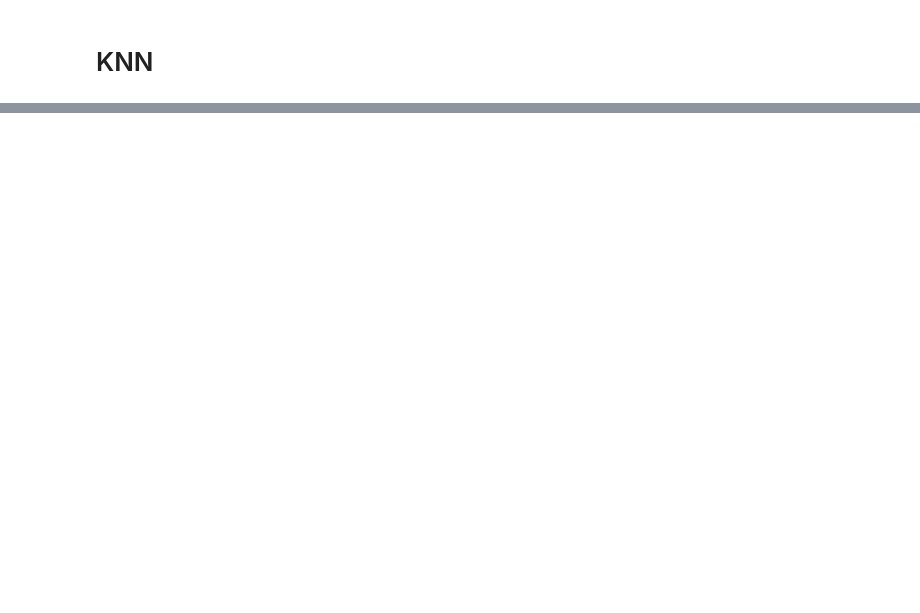
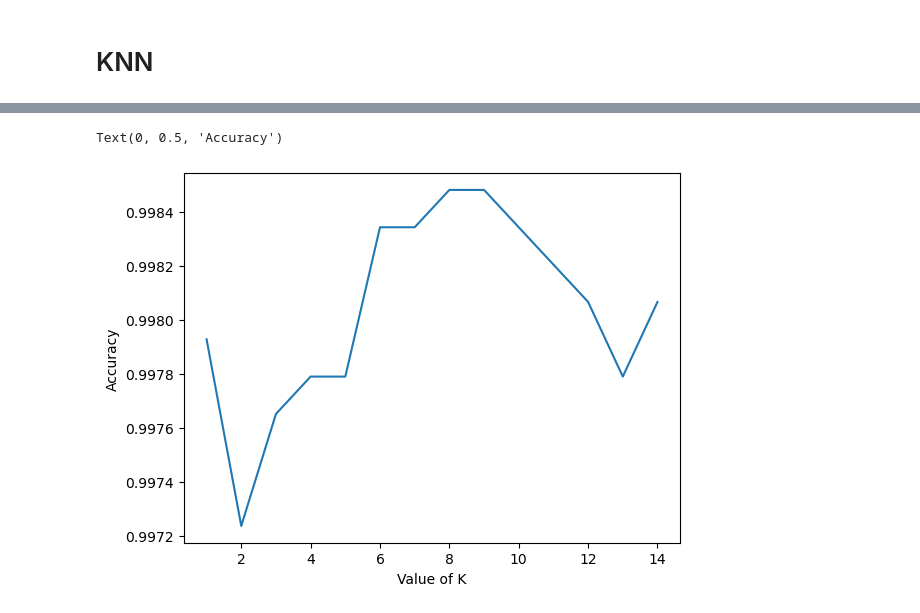
Before and after one commit to samamustufa/anomaly-detection-project, a Jupyter notebook: models/knn_model.ipynb, the cells around one changed output, grey strips where cells are left out. Cells and saved outputs as stored; diff of their text form; code cells hidden in the pictures; blank space fills up the shorter version.

```diff
--- a/models/knn_model.ipynb
+++ b/models/knn_model.ipynb
@@ -146,19 +151,14 @@ Index(['timestamp', 'X', 'Y', 'Speed', 'Heading', 'AgentCount', 'Density',
        'Acc', 'LevelOfCrowdness', 'label', 'label2', 'Severity_level'],
       dtype='object')
 # %%
-X = df.drop(columns=['timestamp', 'X', 'Y', 'Speed', 'AgentCount',
-                        'Acc', 'LevelOfCrowdness', 'label', 'label2', 'Severity_level'])
+X = df.drop(columns=['timestamp', 'X', 'Y', 'AgentCount',
+                     'Acc','LevelOfCrowdness', 'label', 'label2', 'Severity_level'])
 y = df['label']
 
 
 # Split the dataset into training and testing sets
-X_train, X_test, y_train, y_test = train_test_split(X, y, test_size=0.2, random_state=42, shuffle=True)
+X_train, X_test, y_train, y_test = train_test_split(X, y, train_size=0.7, random_state=42)
+X_train.shape, X_test.shape
 
-
-# # Set Training and Testing Data
-# from sklearn.model_selection import train_test_split
-# X_train, X_test, y_train, y_test = train_test_split(X , y,
-#                                                     shuffle = True,
-#                                                     test_size=0.3,
-#                                                     random_state=1)
+X.head(1)
 # %% [output]
@@ -179,3 +180,21 @@ KeyError: ('Heading', 'Density')
 # %%
 # from sklearn import metrics
 # print("Accuracy:",metrics.accuracy_score(y_test, y_pred))
+# %%
+from sklearn import metrics
+# We are going to run it for k = 1 to 15 and will be recording testing accuracy, plotting it, showing confusion matrix and classification report:
+range_k = range(1,15)
+scores = {}
+scores_list = []
+for k in range_k:
+   classifier = KNeighborsClassifier(n_neighbors=k)
+   classifier.fit(X_train, y_train)
+   y_pred = classifier.predict(X_test)
+   scores[k] = metrics.accuracy_score(y_test,y_pred)
+   scores_list.append(metrics.accuracy_score(y_test,y_pred))
+result = metrics.confusion_matrix(y_test, y_pred)
+print("Confusion Matrix:")
+print(result)
+result1 = metrics.classification_report(y_test, y_pred)
+print("Classification Report:",)
+print (result1)
@@ -181,0 +319,9 @@ KeyError: ('Heading', 'Density')
+# %%
+%matplotlib inline
+import matplotlib.pyplot as plt
+plt.plot(range_k,scores_list)
+plt.xlabel("Value of K")
+plt.ylabel("Accuracy")
+# %% [output]
+Text(0, 0.5, 'Accuracy')
+[figure, added]
```
Also changed, not shown: parts of 9 cells of this notebook, 4 other files.
